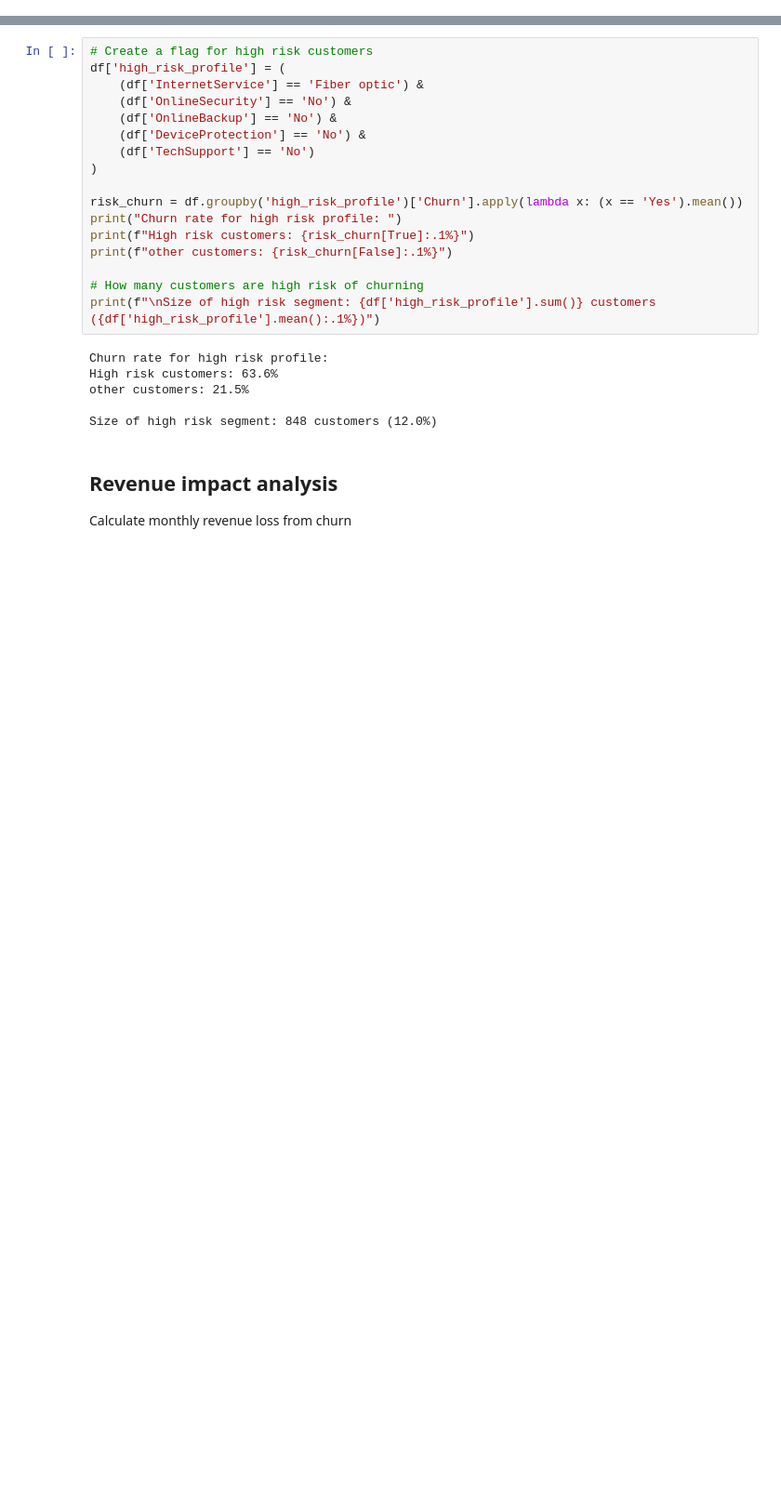
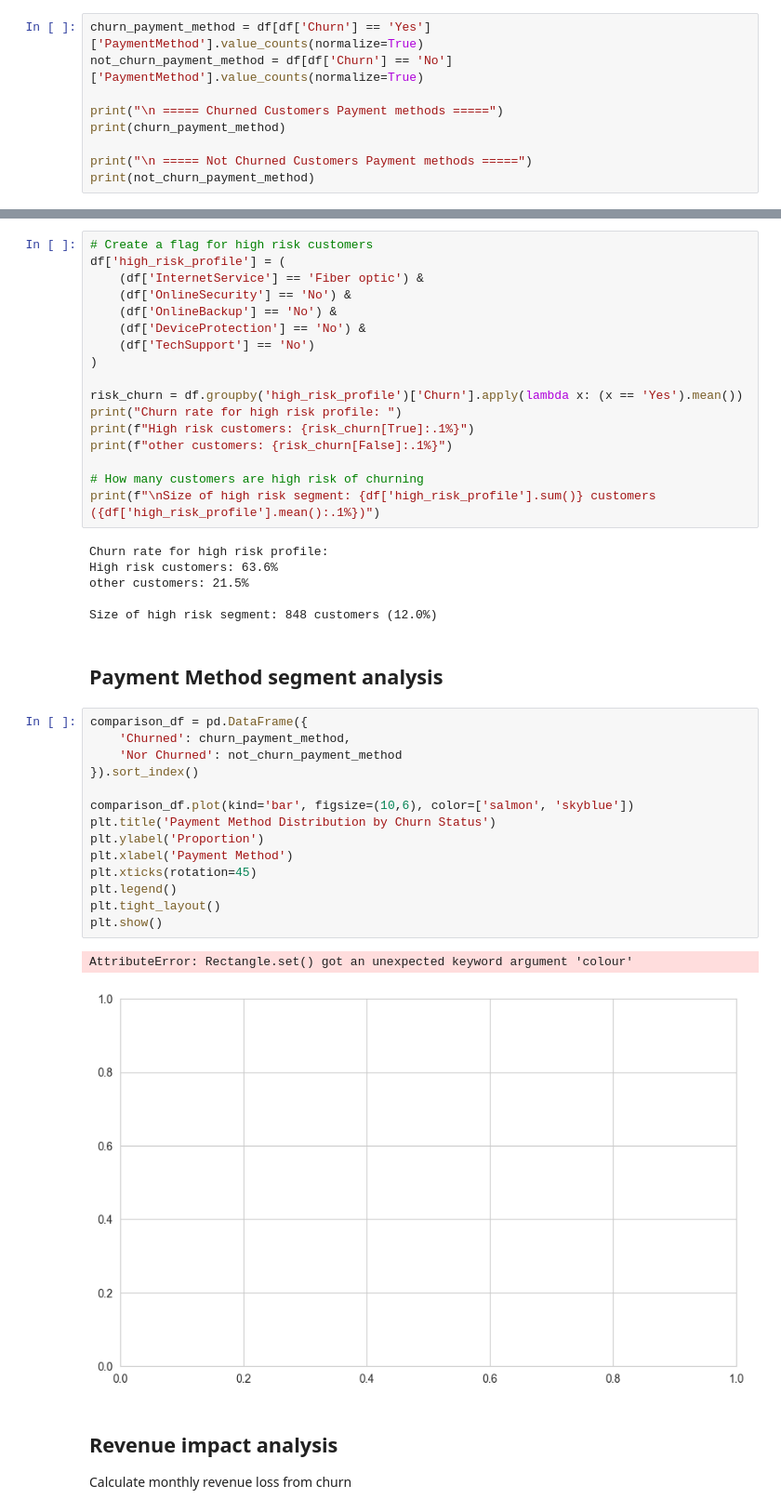
Before and after one commit to Muhammadali1029/churn-prediction-project, a Jupyter notebook: churn-prediction/notebooks/01_eda.ipynb, the cells around one changed output, grey strips where cells are left out. Shown at 93% size. Drawn from its saved outputs; the diff is of its cells as text; blank space fills up the shorter version.

Commit message:
EDA of payment method by churn status

```diff
--- a/churn-prediction/notebooks/01_eda.ipynb
+++ b/churn-prediction/notebooks/01_eda.ipynb
@@ -145,0 +148,9 @@ Name: proportion, dtype: float64
+# %%
+churn_payment_method = df[df['Churn'] == 'Yes']['PaymentMethod'].value_counts(normalize=True)
+not_churn_payment_method = df[df['Churn'] == 'No']['PaymentMethod'].value_counts(normalize=True)
+
+print("\n ===== Churned Customers Payment methods =====")
+print(churn_payment_method)
+
+print("\n ===== Not Churned Customers Payment methods =====")
+print(not_churn_payment_method)
@@ -197,6 +224,25 @@ High risk customers: 63.6%
 other customers: 21.5%
 
 Size of high risk segment: 848 customers (12.0%)
+# %% [markdown]
+## Payment Method segment analysis
+# %%
+comparison_df = pd.DataFrame({
+    'Churned': churn_payment_method,
+    'Nor Churned': not_churn_payment_method
+}).sort_index()
+
+comparison_df.plot(kind='bar', figsize=(10,6), color=['salmon', 'skyblue'])
+plt.title('Payment Method Distribution by Churn Status')
+plt.ylabel('Proportion')
+plt.xlabel('Payment Method')
+plt.xticks(rotation=45)
+plt.legend()
+plt.tight_layout()
+plt.show()
+# %% [output]
+AttributeError: Rectangle.set() got an unexpected keyword argument 'colour'
+[figure, added]
 # %% [markdown]
 ## Revenue impact analysis
 Calculate monthly revenue loss from churn
```
Also changed, not shown: parts of 3 cells of this notebook.
